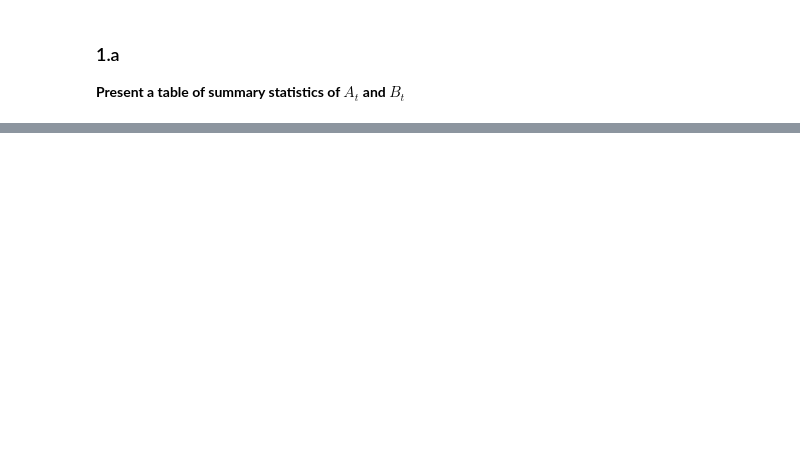
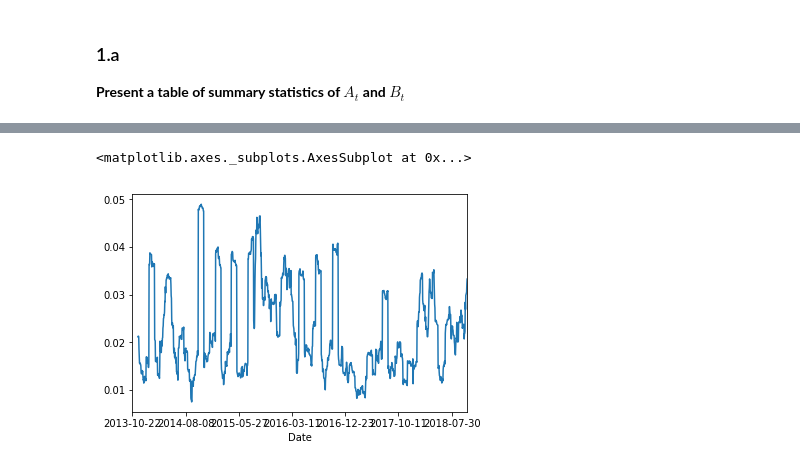
Before and after one commit to bormanjo/shift, a Jupyter notebook: notebooks/Assignment 1.ipynb, the cells around one changed output, grey strips where cells are left out. Cells and saved outputs as stored; diff of their text form; code cells hidden in the pictures; blank space fills up the shorter version.

```diff
--- a/notebooks/Assignment 1.ipynb
+++ b/notebooks/Assignment 1.ipynb
@@ -84,0 +273,10 @@ TypeError: 'shift.BestPrice' object is not callable
+# %%
+def get_rv(px, n=22):
+    px = pd.Series(px)
+    r = np.log(px) - np.log(px.shift(1)) # Logarithmic return
+    r_bar = r.mean()
+
+    return (((r - r_bar)**2).sum() / n) ** (0.5)
+
+def get_beta(n=22):
+    return 2 / (n + 1)
@@ -84,0 +287,6 @@ TypeError: 'shift.BestPrice' object is not callable
+# %%
+rv = px.rolling(22, min_periods=22).apply(lambda x: get_rv(x), raw=False)
+rv.plot()
+# %% [output]
+<matplotlib.axes._subplots.AxesSubplot at 0x...>
+[figure, added]
```
Also changed, not shown: parts of 51 cells of this notebook, 5 other files.
